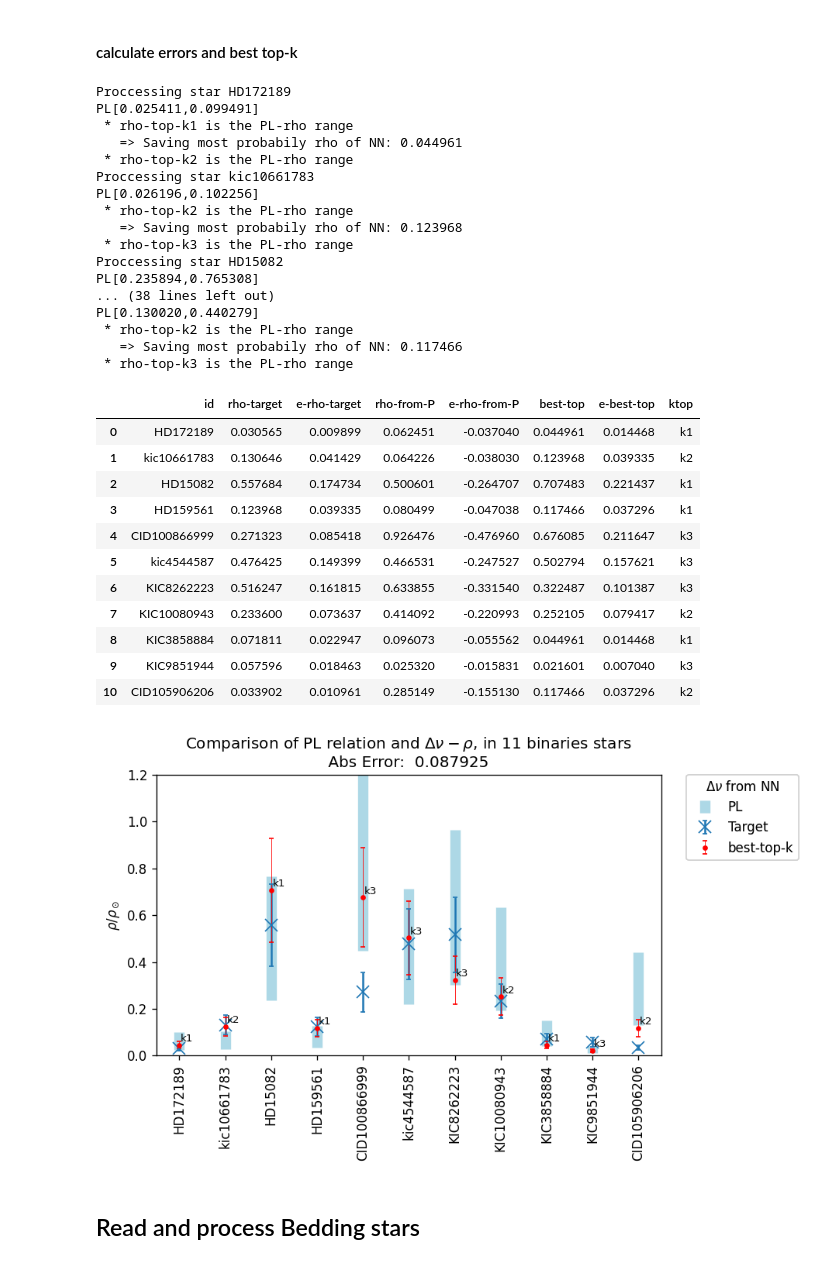
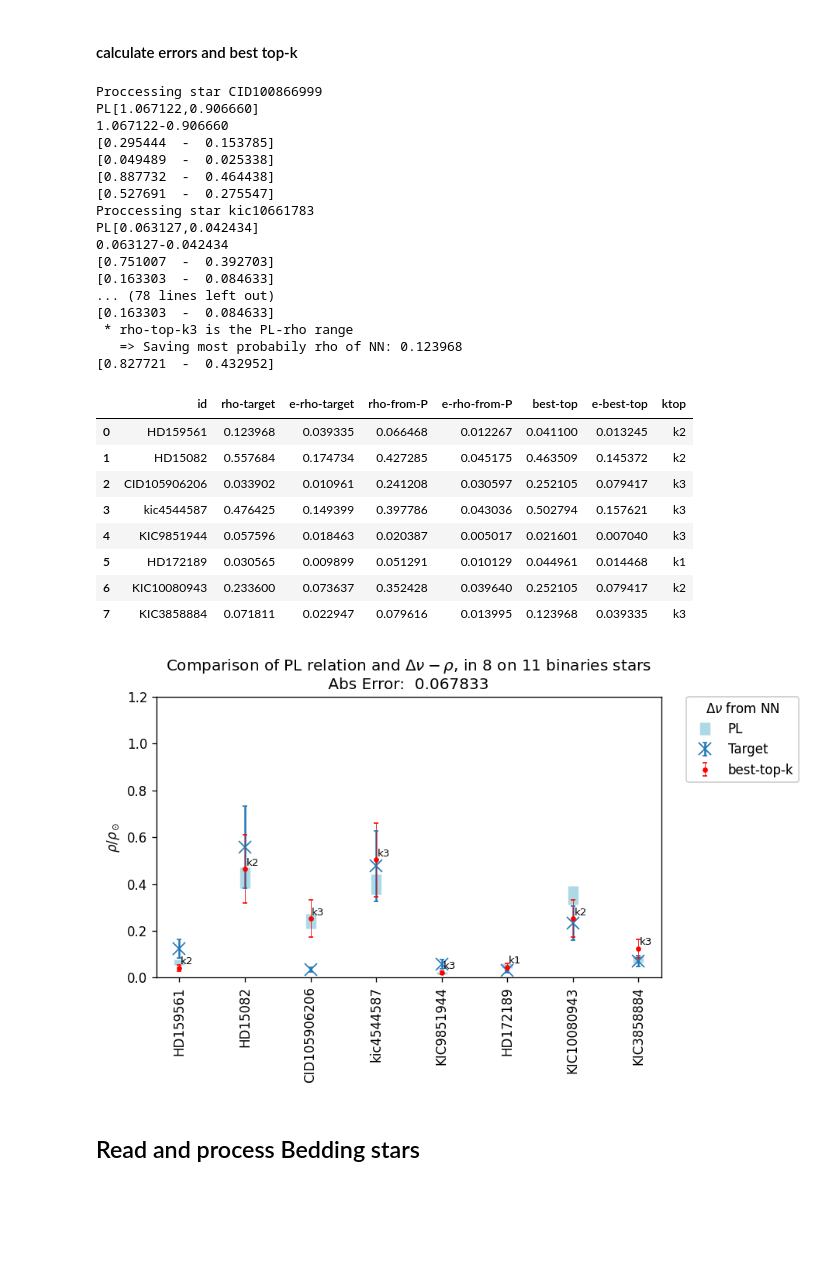
Before and after one commit to rmaestre/NN-Asteroseismology, a Jupyter notebook: astronn/notebooks/pl.ipynb, the cells around one changed output. Drawn from its saved outputs; the diff is of its cells as text; code cells hidden in the pictures; blank space fills up the shorter version.

```diff
--- a/astronn/notebooks/pl.ipynb
+++ b/astronn/notebooks/pl.ipynb
@@ -175,7 +175,7 @@ csv_ds["L"] = (np.power(10, 0.4 * (mbolsun - Mv))) * csv_ds["L.Ltot"]
 csv_ds = csv_ds[["ID", "Dnu_muHz", "L", "Teff"]]
 csv_ds.loc[len(csv_ds)] = ["HD15082", np.nan, 6.14, np.nan]
 # Updated CID100866999 with Gaia Luminosity
-csv_ds.loc[csv_ds['ID'] == "CID100866999", ['L']] = 3.865
+csv_ds.loc[csv_ds['ID'] == "CID100866999", ['L']] = 3.3
 
 csv_ds.head(11)
 # %% [output]
@@ -365,9 +365,8 @@ for star in df.take(11):  # take the 11 ds stars
 
         P = get_P(np.log10(L))
         p_e = p_error(log_L=np.log10(L))
-        rho_q_up = get_rho_from_P(P+p_e, Q=0.033)
-        rho_q_down = get_rho_from_P(P-p_e, Q=0.042)
-
+        rho_q_up = get_rho_from_P(P-p_e, Q=0.033)
+        rho_q_down = get_rho_from_P(P+p_e, Q=0.042)
         results[star[0].numpy()[0].decode("utf-8")]["rho-from-P-up-fromstarmodel"] = rho_q_up
         results[star[0].numpy()[0].decode("utf-8")]["rho-from-P-down-fromstarmodel"] = rho_q_down
     else:
@@ -381,9 +380,8 @@ for star in df.take(11):  # take the 11 ds stars
     if len(L) > 0 and not np.isnan(L):
         P = get_P(np.log10(L))
         p_e = p_error(log_L=np.log10(L))
-
-        rho_q_up = get_rho_from_P(P+p_e, Q=0.033)
-        rho_q_down = get_rho_from_P(P-p_e, Q=0.042)
+        rho_q_up = get_rho_from_P(P-p_e, Q=0.033)
+        rho_q_down = get_rho_from_P(P+p_e, Q=0.042)
         results[star[0].numpy()[0].decode("utf-8")]["rho-from-P-up"] = rho_q_up[0]
         results[star[0].numpy()[0].decode("utf-8")]["rho-from-P-down"] = rho_q_down[0]
     else:
@@ -569,12 +560,15 @@ for index, row in df.iterrows():
     top_indexs = ["rho-top-k1", "rho-top-k2", "rho-top-k3", "rho-top-k4"]
 
     best = np.nan
+    print("%f-%f" % (row["rho-from-P-up"], row["rho-from-P-down"]))
     for top_index in top_indexs:
         top_up = row[top_index] + row["e-%s" % top_index]
         top_down = row[top_index] - row["e-%s" % top_index]
-        if (top_up >= row["rho-from-P-up"] and top_up <= row["rho-from-P-down"]) or (
-            top_down >= row["rho-from-P-up"] and top_down <= row["rho-from-P-down"]
-        ):
+        print("[%f  -  %f]" % (top_up, top_down))
+        if (top_up <= row["rho-from-P-up"] and top_up >= row["rho-from-P-down"]) or (
+            top_down <= row["rho-from-P-up"] and top_down >= row["rho-from-P-down"]) or(
+            top_down <= row["rho-from-P-down"] and top_up >= row["rho-from-P-up"]
+            ):
             print(" * %s is the PL-rho range" % top_index)
             if np.isnan(best):
                 print("   => Saving most probabily rho of NN: %f" % row[top_index])
@@ -589,37 +583,36 @@ for index, row in df.iterrows():
                     row["e-%s" % top_index],
                     top_index.split("-")[2]
                 ]
+
+
 results_binaries
 # %% [output]
-Proccessing star HD172189
-PL[0.025411,0.099491]
- * rho-top-k1 is the PL-rho range
-   => Saving most probabily rho of NN: 0.044961
- * rho-top-k2 is the PL-rho range
+Proccessing star CID100866999
+PL[1.067122,0.906660]
+1.067122-0.906660
+[0.295444  -  0.153785]
+[0.049489  -  0.025338]
+[0.887732  -  0.464438]
+[0.527691  -  0.275547]
 Proccessing star kic10661783
-PL[0.026196,0.102256]
- * rho-top-k2 is the PL-rho range
+PL[0.063127,0.042434]
+0.063127-0.042434
+[0.751007  -  0.392703]
+[0.163303  -  0.084633]
+... (78 lines left out)
+[0.163303  -  0.084633]
+ * rho-top-k3 is the PL-rho range
    => Saving most probabily rho of NN: 0.123968
- * rho-top-k3 is the PL-rho range
-Proccessing star HD15082
-PL[0.235894,0.765308]
-... (38 lines left out)
-PL[0.130020,0.440279]
- * rho-top-k2 is the PL-rho range
-   => Saving most probabily rho of NN: 0.117466
- * rho-top-k3 is the PL-rho range
+[0.827721  -  0.432952]
 |  | id | rho-target | e-rho-target | rho-from-P | e-rho-from-P | best-top | e-best-top | ktop |
-| 0 | HD172189 | 0.030565 | 0.009899 | 0.062451 | -0.037040 | 0.044961 | 0.014468 | k1 |
-| 1 | kic10661783 | 0.130646 | 0.041429 | 0.064226 | -0.038030 | 0.123968 | 0.039335 | k2 |
-| 2 | HD15082 | 0.557684 | 0.174734 | 0.500601 | -0.264707 | 0.707483 | 0.221437 | k1 |
-| 3 | HD159561 | 0.123968 | 0.039335 | 0.080499 | -0.047038 | 0.117466 | 0.037296 | k1 |
-| 4 | CID100866999 | 0.271323 | 0.085418 | 0.926476 | -0.476960 | 0.676085 | 0.211647 | k3 |
-| 5 | kic4544587 | 0.476425 | 0.149399 | 0.466531 | -0.247527 | 0.502794 | 0.157621 | k3 |
-| 6 | KIC8262223 | 0.516247 | 0.161815 | 0.633855 | -0.331540 | 0.322487 | 0.101387 | k3 |
-| 7 | KIC10080943 | 0.233600 | 0.073637 | 0.414092 | -0.220993 | 0.252105 | 0.079417 | k2 |
-| 8 | KIC3858884 | 0.071811 | 0.022947 | 0.096073 | -0.055562 | 0.044961 | 0.014468 | k1 |
-| 9 | KIC9851944 | 0.057596 | 0.018463 | 0.025320 | -0.015831 | 0.021601 | 0.007040 | k3 |
-| 10 | CID105906206 | 0.033902 | 0.010961 | 0.285149 | -0.155130 | 0.117466 | 0.037296 | k2 |
+| 0 | HD159561 | 0.123968 | 0.039335 | 0.066468 | 0.012267 | 0.041100 | 0.013245 | k2 |
+| 1 | HD15082 | 0.557684 | 0.174734 | 0.427285 | 0.045175 | 0.463509 | 0.145372 | k2 |
+| 2 | CID105906206 | 0.033902 | 0.010961 | 0.241208 | 0.030597 | 0.252105 | 0.079417 | k3 |
+| 3 | kic4544587 | 0.476425 | 0.149399 | 0.397786 | 0.043036 | 0.502794 | 0.157621 | k3 |
+| 4 | KIC9851944 | 0.057596 | 0.018463 | 0.020387 | 0.005017 | 0.021601 | 0.007040 | k3 |
+| 5 | HD172189 | 0.030565 | 0.009899 | 0.051291 | 0.010129 | 0.044961 | 0.014468 | k1 |
+| 6 | KIC10080943 | 0.233600 | 0.073637 | 0.352428 | 0.039640 | 0.252105 | 0.079417 | k2 |
+| 7 | KIC3858884 | 0.071811 | 0.022947 | 0.079616 | 0.013995 | 0.123968 | 0.039335 | k3 |
 # %%
 plt.subplots(1, figsize=(7, 4), dpi=120)
 plt.errorbar(
@@ -644,35 +637,36 @@ plt.errorbar(
 )
 plt.errorbar(
     results_binaries["id"],
     results_binaries["best-top"],
     results_binaries["e-best-top"],
     elinewidth=0.5,
     markersize=3,
     capsize=2,
     fmt="o",
     color="red",
     label="best-top-k",
 )
 for xpos, ypos, name in zip(results_binaries["id"], results_binaries["best-top"], results_binaries["ktop"]):
     plt.annotate(name, (xpos, ypos), xytext=(1, 1), va='bottom', textcoords='offset points', size=8)
 
 plt.xticks(rotation=90)
 
 legend1 = plt.legend(
     bbox_to_anchor=(1.05, 1),
     loc="upper left",
     borderaxespad=0.0,
     title=r"$\Delta\nu$ from NN",
 )
 plt.gca().add_artist(legend1)
 
 binaries_abs_error = np.mean(np.abs(results_binaries["rho-target"] - results_binaries["best-top"]))
 plt.ylabel("$\\rho / \\rho_\\odot$")
-plt.title("Comparison of PL relation and $\Delta\\nu-\\rho$, in 11 binaries stars\n Abs Error:  %f " % binaries_abs_error)
+plt.title("Comparison of PL relation and $\Delta\\nu-\\rho$, in %d on 11 binaries stars\n Abs Error:  %f " % (len(results_binaries), binaries_abs_error))
+
 plt.ylim(0, 1.2)
 plt.show()
 # %% [output]
-[figure, old version]
+[figure, new version]
 # %% [markdown]
 ## Read and process Bedding stars
 # %%
```
Also changed, not shown: parts of 13 cells of this notebook.
